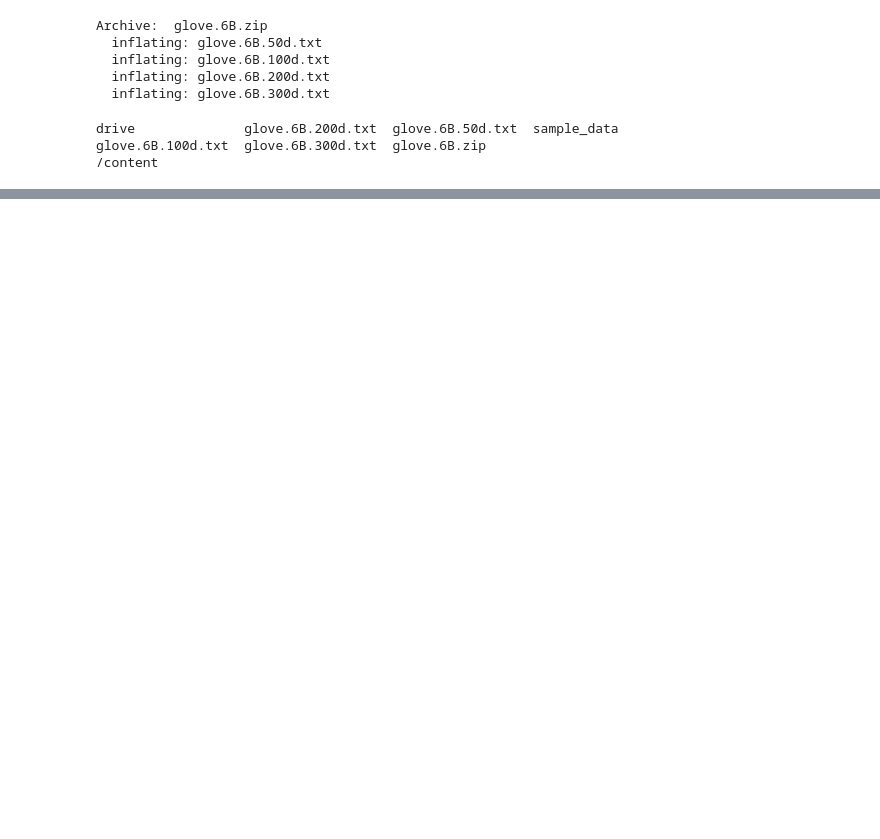
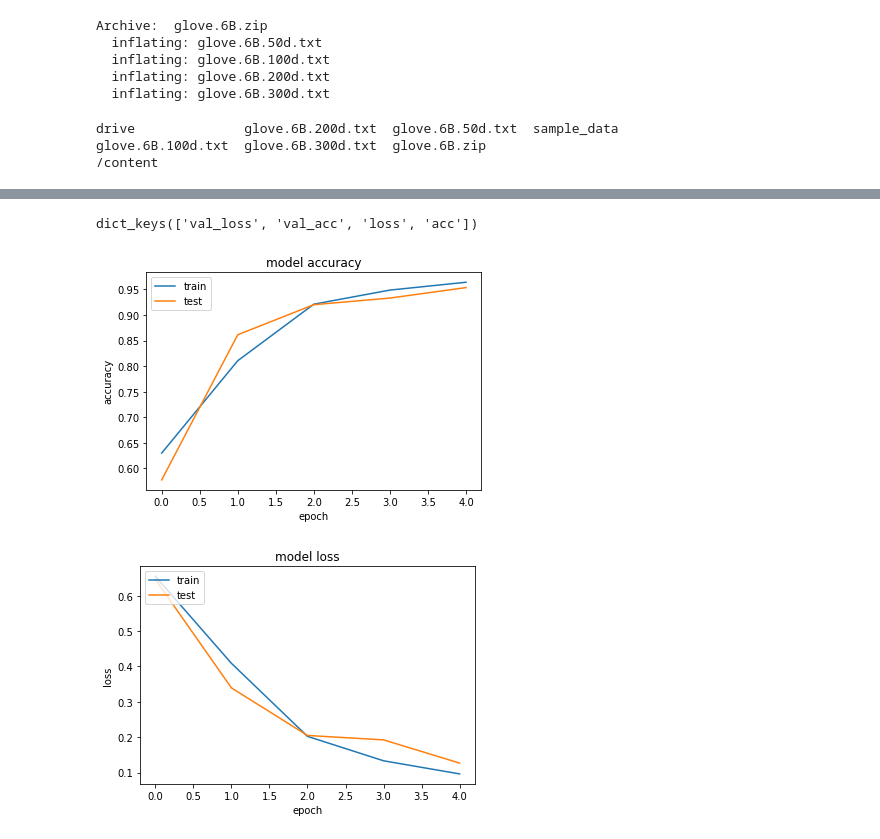
Before and after one commit to acoj1993/fake-news-deeplearning, a Jupyter notebook: cnn.ipynb, the cells around one changed output, grey strips where cells are left out. Saved outputs shown, nothing was run; the diff lists cells and outputs as text; code cells hidden in the pictures; blank space fills up the shorter version.

```diff
--- a/cnn.ipynb
+++ b/cnn.ipynb
@@ -345,0 +421,24 @@ Test accuracy: 0.9487358849044087
+# %%
+print(history_extended.history.keys())
+import matplotlib.pyplot as plt
+%matplotlib inline
+# summarize history for accuracy
+plt.plot(history_extended.history['acc'])
+plt.plot(history_extended.history['val_acc'])
+plt.title('model accuracy')
+plt.ylabel('accuracy')
+plt.xlabel('epoch')
+plt.legend(['train', 'test'], loc='upper left')
+plt.show()
+# summarize history for loss
+plt.plot(history_extended.history['loss'])
+plt.plot(history_extended.history['val_loss'])
+plt.title('model loss')
+plt.ylabel('loss')
+plt.xlabel('epoch')
+plt.legend(['train', 'test'], loc='upper left')
+plt.show()
+# %% [output]
+dict_keys(['val_loss', 'val_acc', 'loss', 'acc'])
+[figure, added]
+[figure, added]
```
Also changed, not shown: parts of 15 cells of this notebook.
